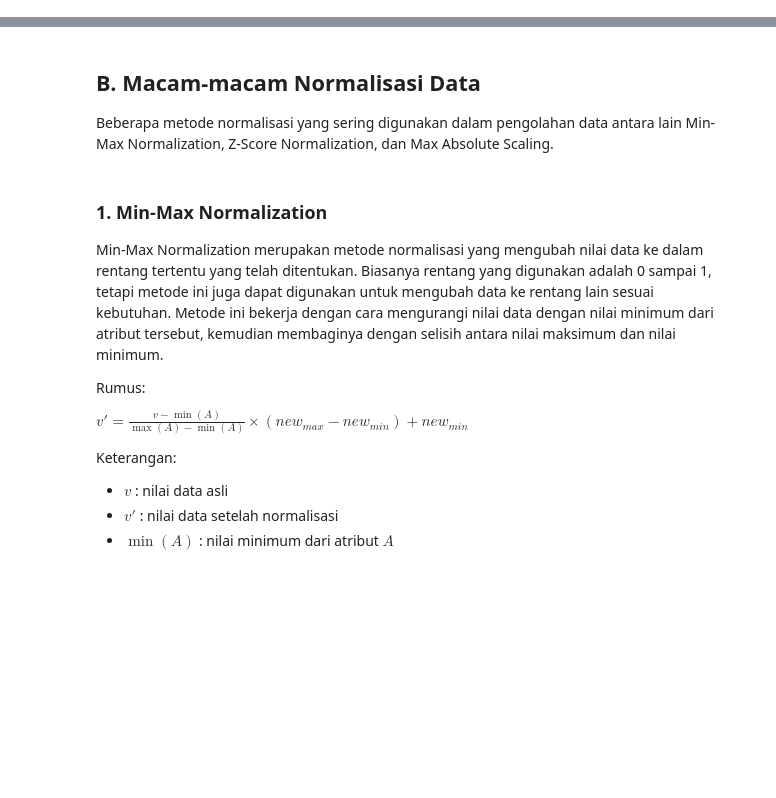
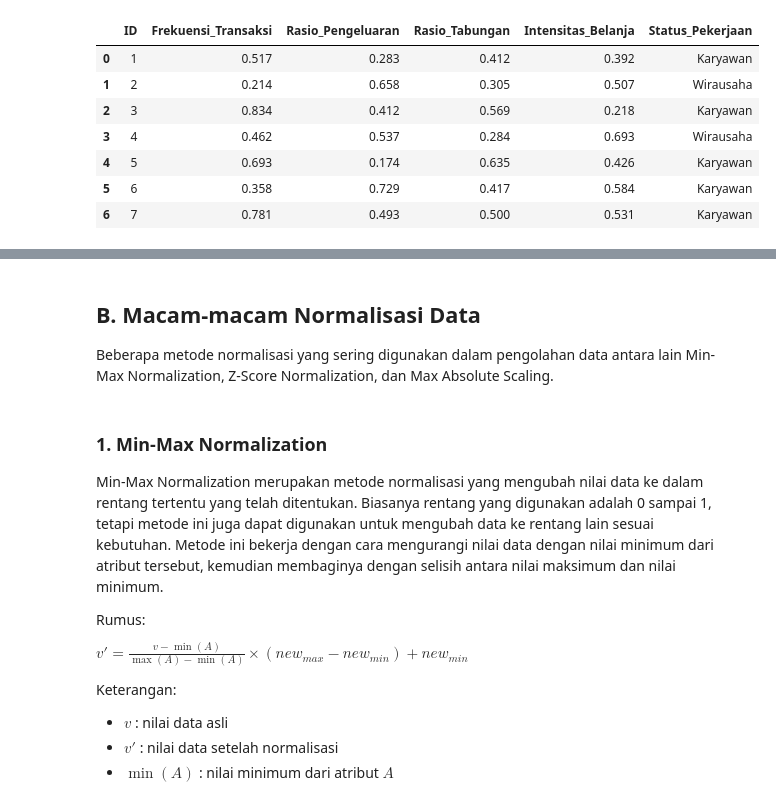
Before and after one commit to Farihinsyah/Pendata, a Jupyter notebook: _sources/Normalisasi_Data.ipynb, the cells around one changed output, grey strips where cells are left out. Saved outputs shown, nothing was run; the diff lists cells and outputs as text; code cells hidden in the pictures; blank space fills up the shorter version.

```diff
--- a/_sources/Normalisasi_Data.ipynb
+++ b/_sources/Normalisasi_Data.ipynb
@@ -0,0 +154,3 @@
+# %%
+df_jarak['Bobot'] = 1 / df_jarak['Jarak']
+df_jarak[['ID','Jarak','Bobot']].round(3)
@@ -0,0 +186,3 @@
+# %%
+df_jarak['Bobot_x_Nilai'] = df_jarak['Bobot'] * df_jarak['Rasio_Tabungan']
+df_jarak[['ID','Bobot','Rasio_Tabungan','Bobot_x_Nilai']].round(3)
@@ -0,0 +222,4 @@
+# %%
+k = 3
+tetangga = df_jarak.sort_values(by='Jarak').head(k)
+tetangga[['ID','Jarak','Bobot','Rasio_Tabungan']].round(3)
@@ -0,0 +258,3 @@
+# %%
+prediksi = tetangga['Bobot_x_Nilai'].sum() / tetangga['Bobot'].sum()
+print("Prediksi Rasio Tabungan data ke-7:", round(prediksi,3))
@@ -0,0 +311,16 @@
+# %%
+df.loc[6, 'Rasio_Tabungan'] = prediksi
+
+modus_status = df['Status_Pekerjaan'].mode()[0]
+df.loc[4, 'Status_Pekerjaan'] = modus_status
+
+df.round(3)
+# %% [output]
+|  | ID | Frekuensi_Transaksi | Rasio_Pengeluaran | Rasio_Tabungan | Intensitas_Belanja | Status_Pekerjaan |
+| 0 | 1 | 0.517 | 0.283 | 0.412 | 0.392 | Karyawan |
+| 1 | 2 | 0.214 | 0.658 | 0.305 | 0.507 | Wirausaha |
+| 2 | 3 | 0.834 | 0.412 | 0.569 | 0.218 | Karyawan |
+| 3 | 4 | 0.462 | 0.537 | 0.284 | 0.693 | Wirausaha |
+| 4 | 5 | 0.693 | 0.174 | 0.635 | 0.426 | Karyawan |
+| 5 | 6 | 0.358 | 0.729 | 0.417 | 0.584 | Karyawan |
+| 6 | 7 | 0.781 | 0.493 | 0.500 | 0.531 | Karyawan |
```
Also changed, not shown: parts of 30 cells of this notebook, 6 other files.
